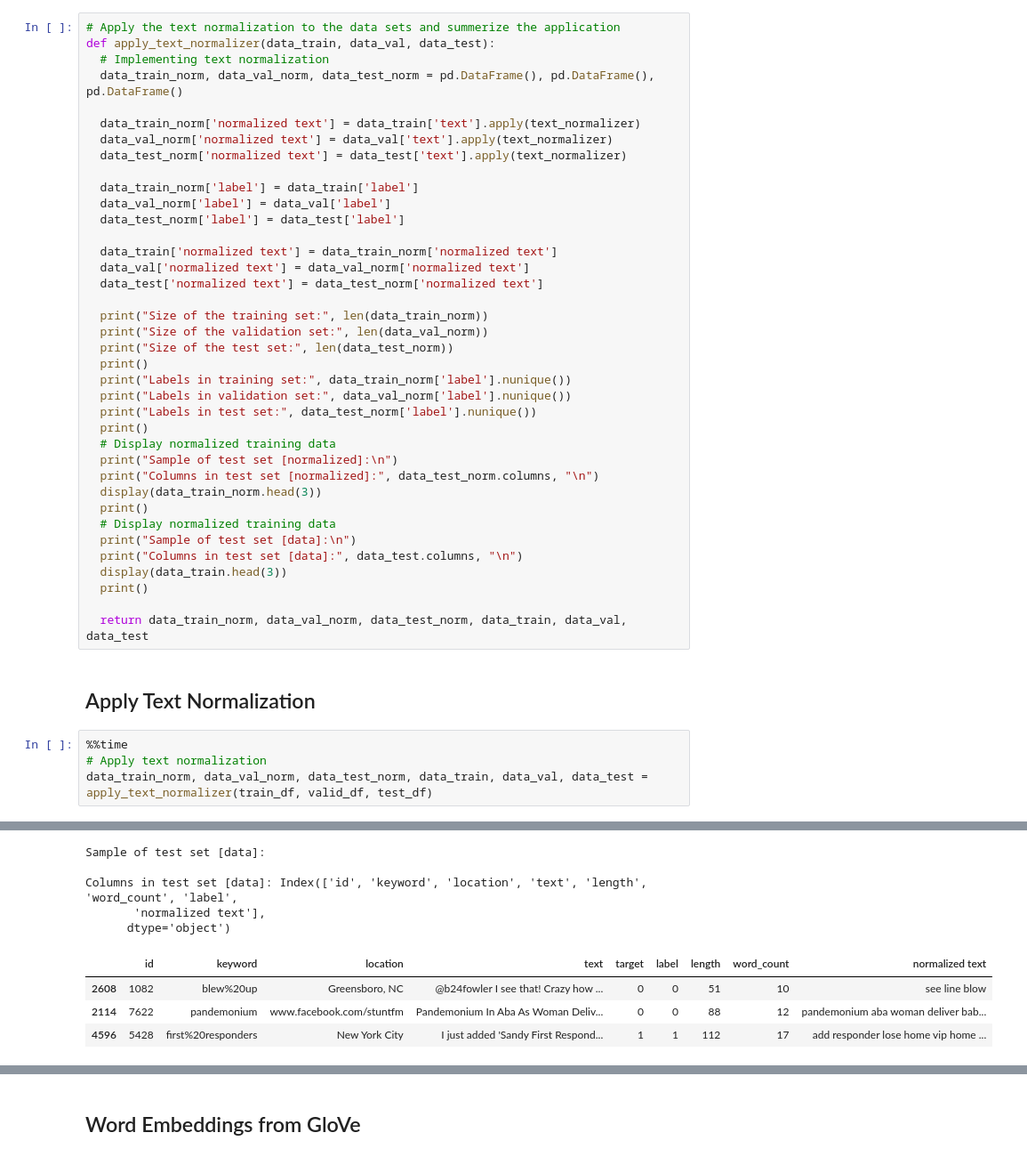
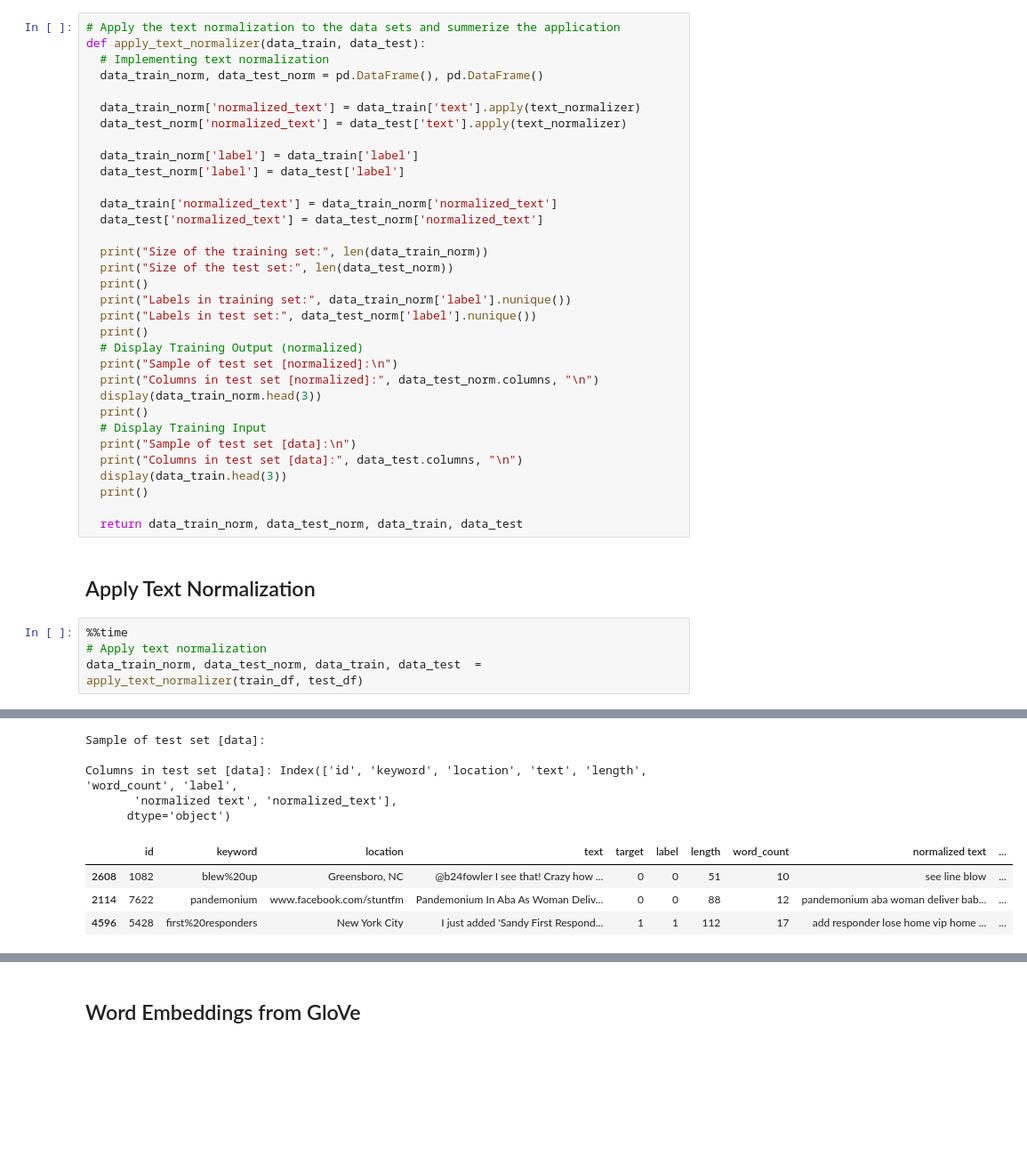
Before and after one commit to TOM-BOHN/MsDS-deep-learing-rnn-disaster-tweets, a Jupyter notebook: deep-learing-rnn-disaster-tweets.ipynb, the cells around one changed output, grey strips where cells are left out. Shown: that part at 89% size. Cells and saved outputs as stored; diff of their text form; blank space fills up the shorter version.

```diff
--- a/deep-learing-rnn-disaster-tweets.ipynb
+++ b/deep-learing-rnn-disaster-tweets.ipynb
@@ -1038,47 +1075,42 @@ Input: We'll combine all functions into 1 SINGLE FUNCTION 🙂 & apply on @produ
 Output: combine function function apply product description
 # %%
 # Apply the text normalization to the data sets and summerize the application
-def apply_text_normalizer(data_train, data_val, data_test):
+def apply_text_normalizer(data_train, data_test):
   # Implementing text normalization
-  data_train_norm, data_val_norm, data_test_norm = pd.DataFrame(), pd.DataFrame(), pd.DataFrame()
+  data_train_norm, data_test_norm = pd.DataFrame(), pd.DataFrame()
 
-  data_train_norm['normalized text'] = data_train['text'].apply(text_normalizer)
-  data_val_norm['normalized text'] = data_val['text'].apply(text_normalizer)
-  data_test_norm['normalized text'] = data_test['text'].apply(text_normalizer)
+  data_train_norm['normalized_text'] = data_train['text'].apply(text_normalizer)
+  data_test_norm['normalized_text'] = data_test['text'].apply(text_normalizer)
 
   data_train_norm['label'] = data_train['label']
-  data_val_norm['label'] = data_val['label']
   data_test_norm['label'] = data_test['label']
 
-  data_train['normalized text'] = data_train_norm['normalized text']
-  data_val['normalized text'] = data_val_norm['normalized text']
-  data_test['normalized text'] = data_test_norm['normalized text']
+  data_train['normalized_text'] = data_train_norm['normalized_text']
+  data_test['normalized_text'] = data_test_norm['normalized_text']
 
   print("Size of the training set:", len(data_train_norm))
-  print("Size of the validation set:", len(data_val_norm))
   print("Size of the test set:", len(data_test_norm))
   print()
   print("Labels in training set:", data_train_norm['label'].nunique())
-  print("Labels in validation set:", data_val_norm['label'].nunique())
   print("Labels in test set:", data_test_norm['label'].nunique())
   print()
-  # Display normalized training data
+  # Display Training Output (normalized)
   print("Sample of test set [normalized]:\n")
   print("Columns in test set [normalized]:", data_test_norm.columns, "\n")
   display(data_train_norm.head(3))
   print()
-  # Display normalized training data
+  # Display Training Input
   print("Sample of test set [data]:\n")
   print("Columns in test set [data]:", data_test.columns, "\n")
   display(data_train.head(3))
   print()
 
-  return data_train_norm, data_val_norm, data_test_norm, data_train, data_val, data_test
+  return data_train_norm, data_test_norm, data_train, data_test
 # %% [markdown]
 ## Apply Text Normalization
 # %%
 %%time
 # Apply text normalization
-data_train_norm, data_val_norm, data_test_norm, data_train, data_val, data_test = apply_text_normalizer(train_df, valid_df, test_df)
+data_train_norm, data_test_norm, data_train, data_test  = apply_text_normalizer(train_df, test_df)
 # %% [output]
 Size of the training set: 5233
@@ -1096,12 +1126,12 @@ Columns in test set [normalized]: Index(['normalized text', 'label'], dtype='obj
 | 2608 | see line blow | 0 |
 | 2114 | pandemonium aba woman deliver bab... | 0 |
 | 4596 | add responder lose home vip home ... | 1 |
 Sample of test set [data]:
 
 Columns in test set [data]: Index(['id', 'keyword', 'location', 'text', 'length', 'word_count', 'label',
-       'normalized text'],
+       'normalized text', 'normalized_text'],
       dtype='object')
-|  | id | keyword | location | text | target | label | length | word_count | normalized text |
-| 2608 | 1082 | blew%20up | Greensboro, NC | @b24fowler I see that! Crazy how ... | 0 | 0 | 51 | 10 | see line blow |
-| 2114 | 7622 | pandemonium | www.facebook.com/stuntfm | Pandemonium In Aba As Woman Deliv... | 0 | 0 | 88 | 12 | pandemonium aba woman deliver bab... |
-| 4596 | 5428 | first%20responders | New York City | I just added 'Sandy First Respond... | 1 | 1 | 112 | 17 | add responder lose home vip home ... |
+|  | id | keyword | location | text | target | label | length | word_count | normalized text | ... |
+| 2608 | 1082 | blew%20up | Greensboro, NC | @b24fowler I see that! Crazy how ... | 0 | 0 | 51 | 10 | see line blow | ... |
+| 2114 | 7622 | pandemonium | www.facebook.com/stuntfm | Pandemonium In Aba As Woman Deliv... | 0 | 0 | 88 | 12 | pandemonium aba woman deliver bab... | ... |
+| 4596 | 5428 | first%20responders | New York City | I just added 'Sandy First Respond... | 1 | 1 | 112 | 17 | add responder lose home vip home ... | ... |
```
Also changed, not shown: parts of 33 cells of this notebook.
